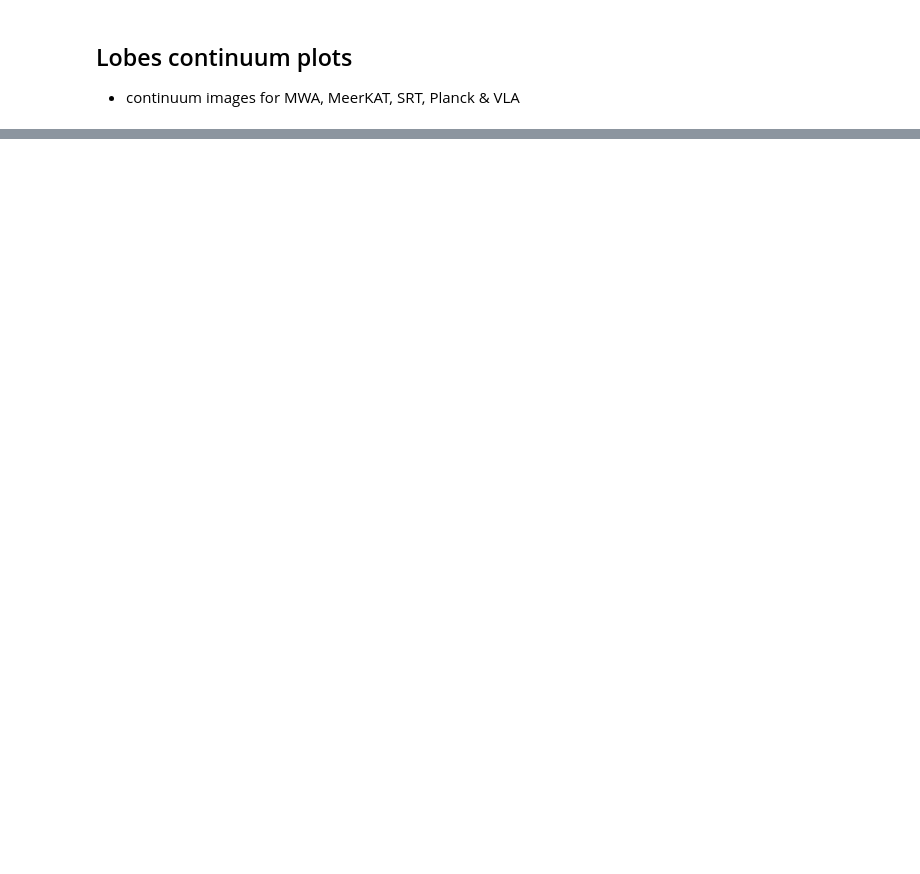
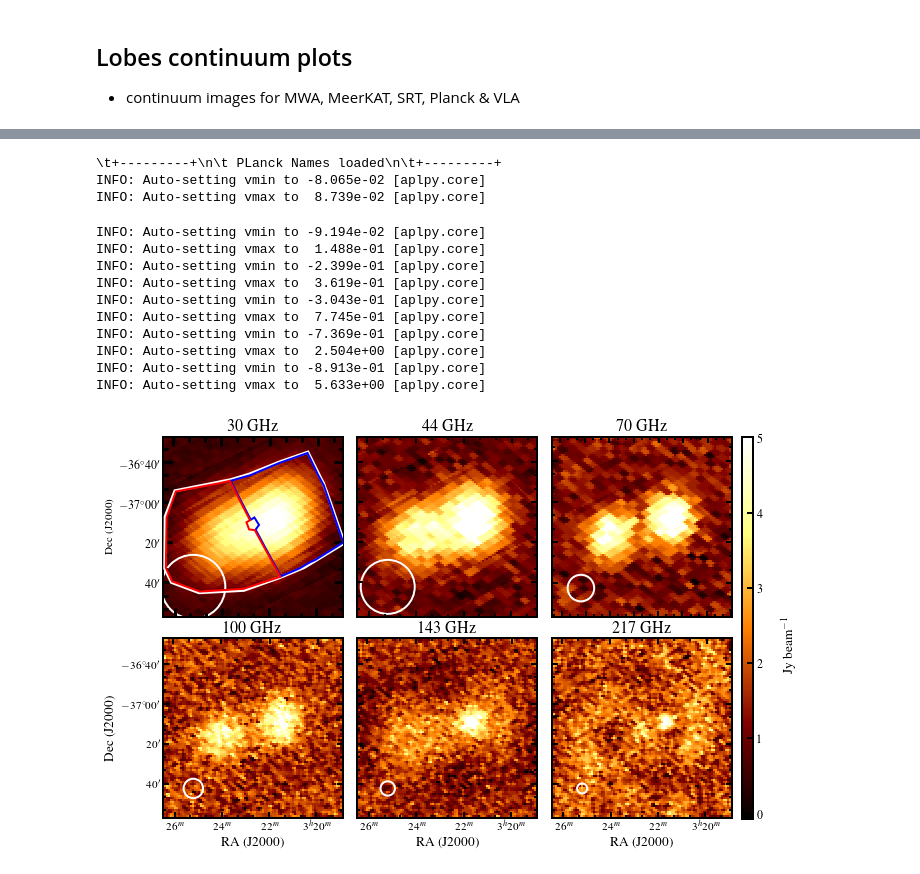
Before and after one commit to Fil8/contData, a Jupyter notebook: Lobes-cont-plots.ipynb, the cells around one changed output, grey strips where cells are left out. Drawn from its saved outputs; the diff is of its cells as text; code cells hidden in the pictures; blank space fills up the shorter version.

```diff
--- a/Lobes-cont-plots.ipynb
+++ b/Lobes-cont-plots.ipynb
@@ -756,7 +768,7 @@ f5.frame.set_linewidth(2)
 
 #f5.show_contour(c,levels=[0.1], colors='white',lw=2)
 
-f5.set_title('70 MHz')
+f5.set_title('70 GHz')
 
 #f5.add_beam()
 #f5.beam.show()
@@ -835,33 +847,48 @@ f7.show_ellipses(BeamRa, BeamDec, 32./60., 32./60., angle=0, edgecolor='white',l
 
 #f7.show_contour(a,levels=[0.1], colors='white',linewidth=2)
 f7.axis_labels.set_font( weight='book', size='medium',
                          stretch='normal', family='serif',
                          style='normal', variant='normal')
 f7.axis_labels.set_font( weight='book', size='small',
                          stretch='normal', family='serif',
                          style='normal', variant='normal')
 
 f7.axis_labels.set_ytext('Dec (J2000)')
 f7.axis_labels.hide_x()
 f7.tick_labels.hide_x()
 
 f7.tick_labels.set_yformat('dd:mm')
 
 f7.ticks.set_color('k')
 f7.ticks.set_length(9)  # points
 f7.ticks.set_linewidth(3)  # points
 f7.ticks.set_minor_frequency(3)
 f7.ticks.show()
 
 f7.show_regions(rootDir+'inIms/regions/ToT.reg')
 f7.show_regions(rootDir+'inIms/regions/WL.reg')
 f7.show_regions(rootDir+'inIms/regions/EL.reg')
 
 
 #fig.tight_layout()
 
 fig.savefig(figDir+'Planck_continuum_images.pdf',
             format='pdf',dpi=300,transparent=True,bbox_inches='tight',overwrite=True)
+# %% [output]
+\t+---------+\n\t PLanck Names loaded\n\t+---------+
+INFO: Auto-setting vmin to -8.065e-02 [aplpy.core]
+INFO: Auto-setting vmax to  8.739e-02 [aplpy.core]
+INFO: Auto-setting vmin to -9.194e-02 [aplpy.core]
+INFO: Auto-setting vmax to  1.488e-01 [aplpy.core]
+INFO: Auto-setting vmin to -2.399e-01 [aplpy.core]
+INFO: Auto-setting vmax to  3.619e-01 [aplpy.core]
+INFO: Auto-setting vmin to -3.043e-01 [aplpy.core]
+INFO: Auto-setting vmax to  7.745e-01 [aplpy.core]
+INFO: Auto-setting vmin to -7.369e-01 [aplpy.core]
+INFO: Auto-setting vmax to  2.504e+00 [aplpy.core]
+INFO: Auto-setting vmin to -8.913e-01 [aplpy.core]
+INFO: Auto-setting vmax to  5.633e+00 [aplpy.core]
+[figure, added]
 # %%
 filenames_mwa=[imDir+'MWA_84MHz_bt32_corr.fits',
                imDir+'MWA_105MHz_bt32_corr.fits',
```
Also changed, not shown: parts of 8 cells of this notebook, 11 other files.
